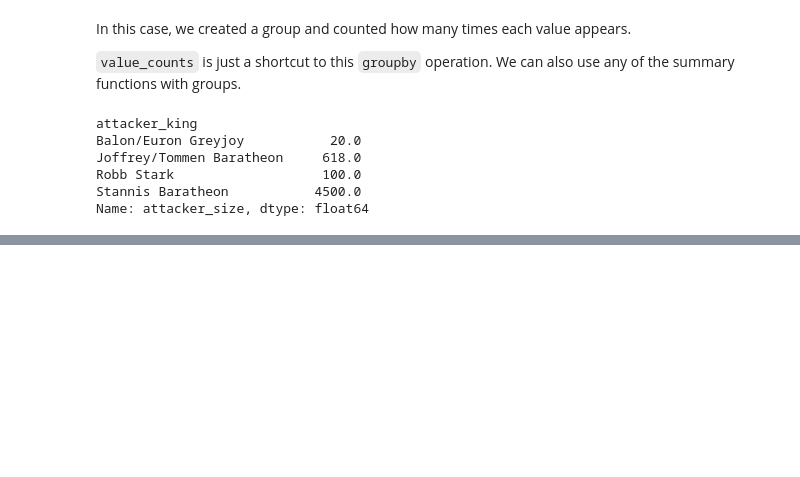
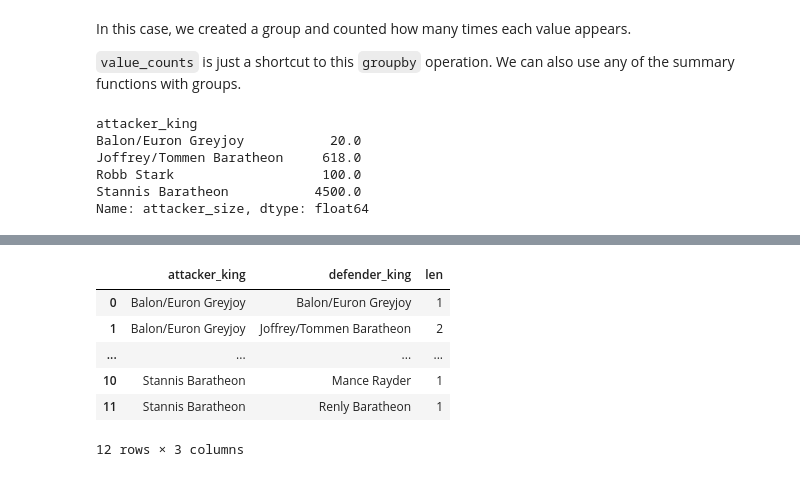
Before and after one commit to Geo-Developers/geosquad, a Jupyter notebook: Python/Pandas/DataManipulationWithPandas/4. Grouping and Sorting.ipynb, the cells around one changed output, grey strips where cells are left out. Saved outputs shown, nothing was run; the diff lists cells and outputs as text; code cells hidden in the pictures; blank space fills up the shorter version.

```diff
--- a/Python/Pandas/DataManipulationWithPandas/4. Grouping and Sorting.ipynb
+++ b/Python/Pandas/DataManipulationWithPandas/4. Grouping and Sorting.ipynb
@@ -32,0 +88,3 @@ Name: attacker_size, dtype: float64
+# %%
+first_battles = battles_got.groupby(['attacker_king', 'defender_king']).name.agg([len])
+first_battles
@@ -32,0 +111,10 @@ Name: attacker_size, dtype: float64
+# %%
+first_battles.reset_index()
+# %% [output]
+|  | attacker_king | defender_king | len |
+| 0 | Balon/Euron Greyjoy | Balon/Euron Greyjoy | 1 |
+| 1 | Balon/Euron Greyjoy | Joffrey/Tommen Baratheon | 2 |
+| ... | ... | ... | ... |
+| 10 | Stannis Baratheon | Mance Rayder | 1 |
+| 11 | Stannis Baratheon | Renly Baratheon | 1 |
+12 rows × 3 columns
```
Also changed, not shown: parts of 24 cells of this notebook, 4 other files.
